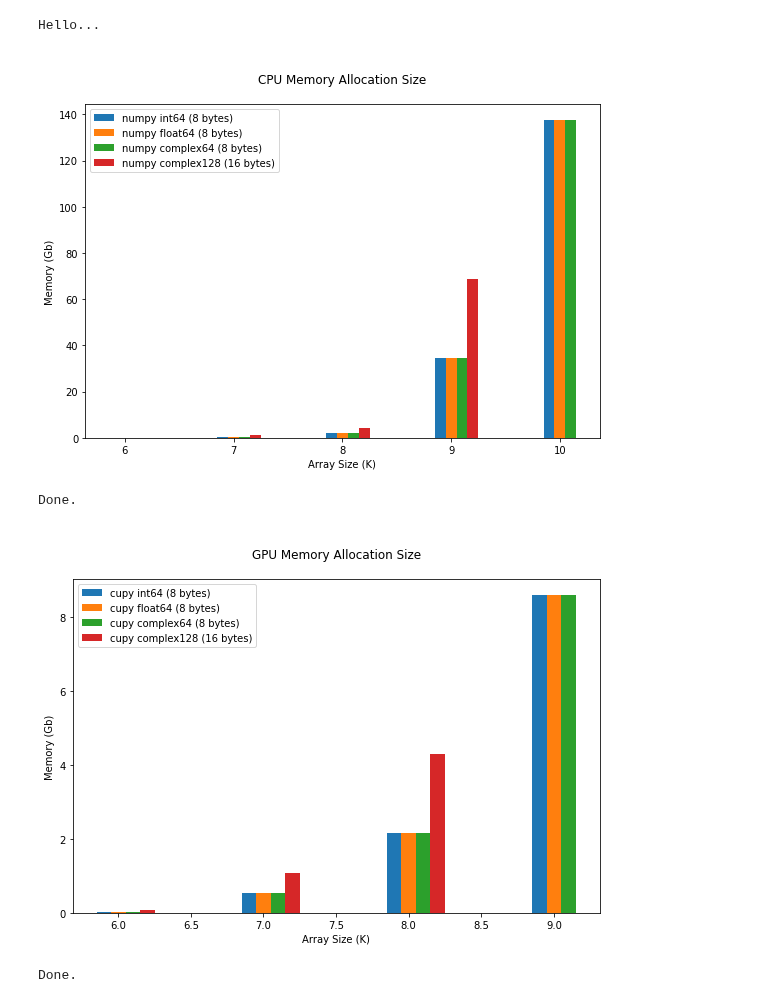
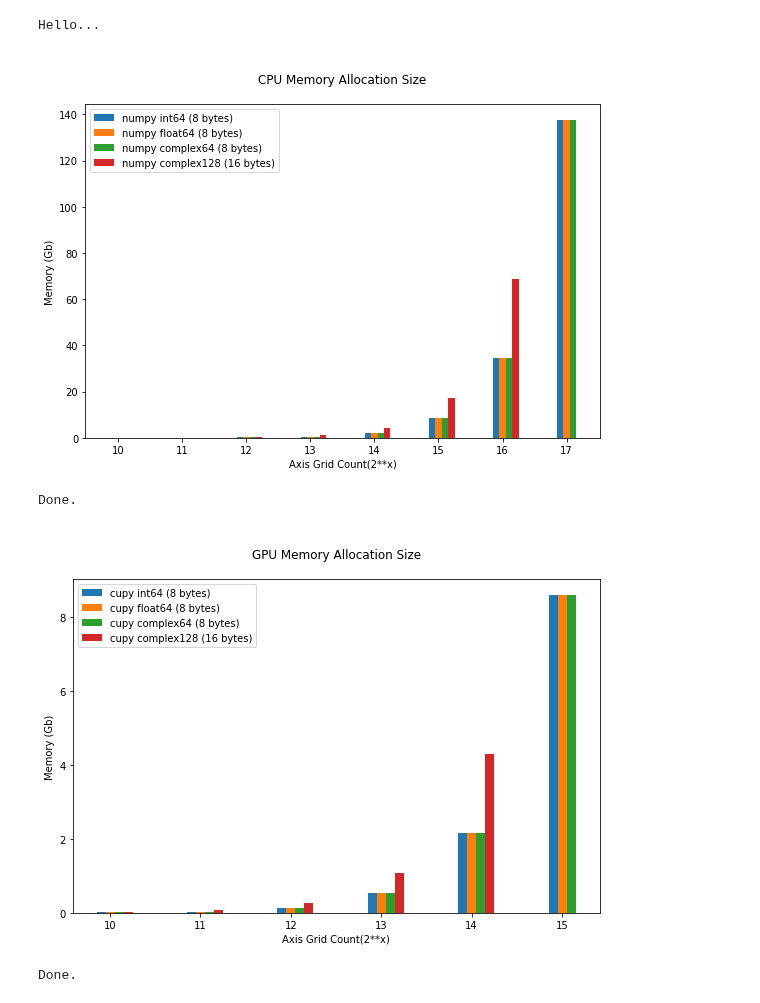
Before and after one commit to sunabove/Zernike, a Jupyter notebook: AMemoryTest.ipynb, the cells around one changed output. Cells and saved outputs as stored; diff of their text form; code cells hidden in the pictures.

```diff
--- a/AMemoryTest.ipynb
+++ b/AMemoryTest.ipynb
@@ -37,63 +37,63 @@ def test_array_memory( use_gpu , debug=0) :
 
         debug and print( type_str, flush=1 )
 
-        resolutions = []
         memories = []
         label = type_str
 
-        res = 9
         no_error = True
 
-        while no_error  :
+        grid_counts = []
+        for grid_count in range( 10, 20 ) :
             array = None
             try :
-                res += 1
-                resolution = 2**res
+                resolution = 2**grid_count
                 array = np.zeros( (resolution, resolution ), data_type )
                 size = array.nbytes
                 size_m = size / 10**6
-                resolutions.append( resolution**2 )
+
+                grid_counts.append( grid_count )
                 memories.append( size )
 
                 debug and print( f"resolution = {resolution:_}, array size = {resolution**2:_}, size = {size:_}, size_m = {size_m:_.1f} Mb, natural size = {naturalsize(size)}", flush=1 )
             except Exception as e:
                 no_error = False
                 debug and print( e, flush=1 )
             finally :
                 del array
             pass
         pass
 
-        #x =  resolutions
-        x = numpy.log10( numpy.array( resolutions ) ).astype( np.int_ )
-        y = numpy.array( memories )/10**9
+        x = numpy.array( grid_counts )
+        y = numpy.array( memories )/1e9
 
         w = 0.1
         n = len(data_types)
         dx = w*(idx - (n- 0.5)//2)
         chart.bar( x + dx, y, label=label, width=w )
 
         debug and print( )
     pass
 
     device = [ "CPU", "GPU" ][ use_gpu ]
     chart.set_title( f"\n{device} Memory Allocation Size\n" )
-    chart.set_xlabel( "Array Size (K)" )
+    chart.set_xlabel( "Axis Grid Count(2**x)" )
     chart.set_ylabel( "Memory (Gb)" )
     chart.legend()
 
-    plt.tight_layout(); plt.show()
+    plt.tight_layout();
+    plt.savefig( f"./result/memory_{use_gpu}.png" )
+    plt.show();
 
     print( "Done." )
 pass # -- test_array_memory
 
 test_array_memory( use_gpu = 0, debug=0 )
 # %% [output]
 Hello...
-[figure, old version]
+[figure, new version]
 Done.
 # %%
 test_array_memory( use_gpu = 1, debug=0)
 # %% [output]
-[figure, old version]
+[figure, new version]
 Done.
```
Also changed, not shown: 4 other files.
